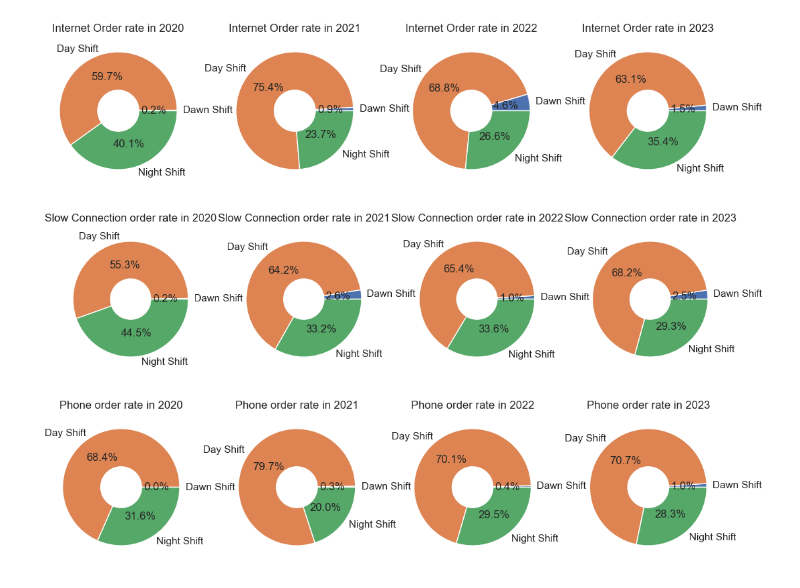
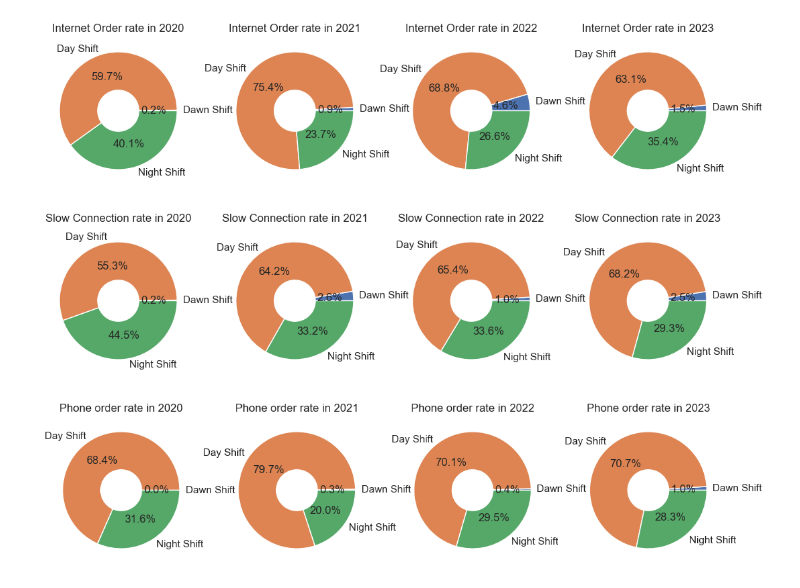
Before and after one commit to erickvieiras/callcenter_performance, a Jupyter notebook: notebook/callcenter.ipynb, the cells around one changed output. Saved outputs shown, nothing was run; the diff lists cells and outputs as text; code cells hidden in the pictures.

Commit message:
Updated graphs in the bivariate analysis (EDA) stage

```diff
--- a/notebook/callcenter.ipynb
+++ b/notebook/callcenter.ipynb
@@ -954,31 +938,31 @@ plt.show()
 # %%
 plt.subplot(1,4,1)
 aux1 = df5.loc[df5['year'] == 2020]
 aux1 = aux1.groupby('day_period')['slow_connection_order'].sum().reset_index()
 plt.pie(aux1['slow_connection_order'], labels=aux1['day_period'], autopct='%1.1f%%', wedgeprops=dict(width=0.65))
-plt.title('Slow Connection order rate in 2020')
+plt.title('Slow Connection rate in 2020')
 
 plt.subplot(1,4,2)
 aux2 = df5.loc[df5['year'] == 2021]
 aux2 = aux2.groupby('day_period')['slow_connection_order'].sum().reset_index()
 plt.pie(aux2['slow_connection_order'], labels=aux2['day_period'], autopct='%1.1f%%', wedgeprops=dict(width=0.65))
-plt.title('Slow Connection order rate in 2021')
+plt.title('Slow Connection rate in 2021')
 
 plt.subplot(1,4,3)
 aux3 = df5.loc[df5['year'] == 2022]
 aux3 = aux3.groupby('day_period')['slow_connection_order'].sum().reset_index()
 plt.pie(aux3['slow_connection_order'], labels=aux3['day_period'], autopct='%1.1f%%', wedgeprops=dict(width=0.65))
-plt.title('Slow Connection order rate in 2022')
+plt.title('Slow Connection rate in 2022')
 
 plt.subplot(1,4,4)
 aux4 = df5.loc[df5['year'] == 2023]
 aux4 = aux4.groupby('day_period')['slow_connection_order'].sum().reset_index()
 plt.pie(aux4['slow_connection_order'], labels=aux4['day_period'], autopct='%1.1f%%', wedgeprops=dict(width=0.65))
-plt.title('Slow Connection order rate in 2023')
+plt.title('Slow Connection rate in 2023')
 
 plt.show()
 # %% [output]
-[figure, old version]
+[figure, new version]
 # %%
 plt.subplot(1,4,1)
 aux1 = df5.loc[df5['year'] == 2020]
```
Also changed, not shown: parts of 8 cells of this notebook.
